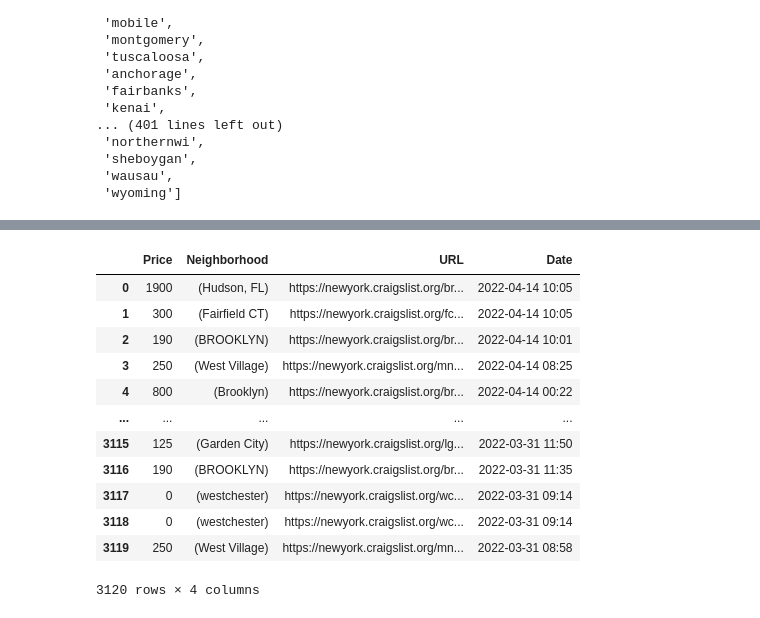
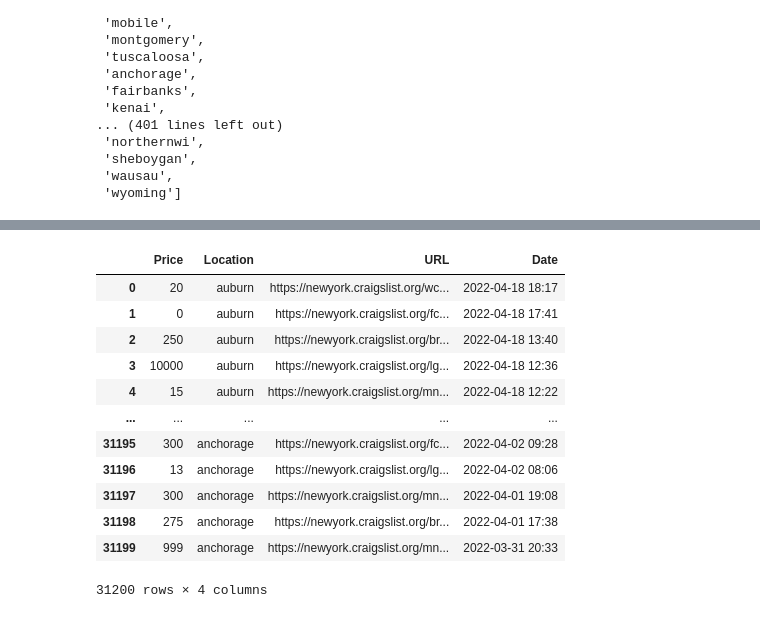
Before and after one commit to noeht/Data-Analytics---BEstimate, a Jupyter notebook: craigslist_webscraping.ipynb, the cells around one changed output, grey strips where cells are left out. Cells and saved outputs as stored; diff of their text form; code cells hidden in the pictures.

```diff
--- a/craigslist_webscraping.ipynb
+++ b/craigslist_webscraping.ipynb
@@ -541,8 +542,8 @@ Success
 # %%
-"""url = "https://newyork.craigslist.org/search/sss?query=bikes"
+url = "https://newyork.craigslist.org/search/sss?query=bikes"
 response = requests.get(url, headers={'User-Agent': 'Mozilla/5.0'})
 if response.status_code == 200:
     print("Success")
 else:
-    print("Failure")"""
+    print("Failure")
 # %% [output]
@@ -628,20 +660,20 @@ Success
 # %%
-df = pd.DataFrame({'Price':prices, 'Neighborhood':neighborhood, 'URL':urls, 'Date':dates})
+df = pd.DataFrame({'Price':prices, 'Location':locations, 'URL':urls, 'Date':dates})
 df
 # %% [output]
-|  | Price | Neighborhood | URL | Date |
-| 0 | 1900 | (Hudson, FL) | https://newyork.craigslist.org/br... | 2022-04-14 10:05 |
-| 1 | 300 | (Fairfield CT) | https://newyork.craigslist.org/fc... | 2022-04-14 10:05 |
-| 2 | 190 | (BROOKLYN) | https://newyork.craigslist.org/br... | 2022-04-14 10:01 |
-| 3 | 250 | (West Village) | https://newyork.craigslist.org/mn... | 2022-04-14 08:25 |
-| 4 | 800 | (Brooklyn) | https://newyork.craigslist.org/br... | 2022-04-14 00:22 |
+|  | Price | Location | URL | Date |
+| 0 | 20 | auburn | https://newyork.craigslist.org/wc... | 2022-04-18 18:17 |
+| 1 | 0 | auburn | https://newyork.craigslist.org/fc... | 2022-04-18 17:41 |
+| 2 | 250 | auburn | https://newyork.craigslist.org/br... | 2022-04-18 13:40 |
+| 3 | 10000 | auburn | https://newyork.craigslist.org/lg... | 2022-04-18 12:36 |
+| 4 | 15 | auburn | https://newyork.craigslist.org/mn... | 2022-04-18 12:22 |
 | ... | ... | ... | ... | ... |
-| 3115 | 125 | (Garden City) | https://newyork.craigslist.org/lg... | 2022-03-31 11:50 |
-| 3116 | 190 | (BROOKLYN) | https://newyork.craigslist.org/br... | 2022-03-31 11:35 |
-| 3117 | 0 | (westchester) | https://newyork.craigslist.org/wc... | 2022-03-31 09:14 |
-| 3118 | 0 | (westchester) | https://newyork.craigslist.org/wc... | 2022-03-31 09:14 |
-| 3119 | 250 | (West Village) | https://newyork.craigslist.org/mn... | 2022-03-31 08:58 |
+| 31195 | 300 | anchorage | https://newyork.craigslist.org/fc... | 2022-04-02 09:28 |
+| 31196 | 13 | anchorage | https://newyork.craigslist.org/lg... | 2022-04-02 08:06 |
+| 31197 | 300 | anchorage | https://newyork.craigslist.org/mn... | 2022-04-01 19:08 |
+| 31198 | 275 | anchorage | https://newyork.craigslist.org/br... | 2022-04-01 17:38 |
+| 31199 | 999 | anchorage | https://newyork.craigslist.org/mn... | 2022-03-31 20:33 |
-3120 rows × 4 columns
+31200 rows × 4 columns
 # %%
 df = df.where(df['Price']!=0).dropna().reset_index()
 df
```
Also changed, not shown: parts of 7 cells of this notebook, 1 other file.
